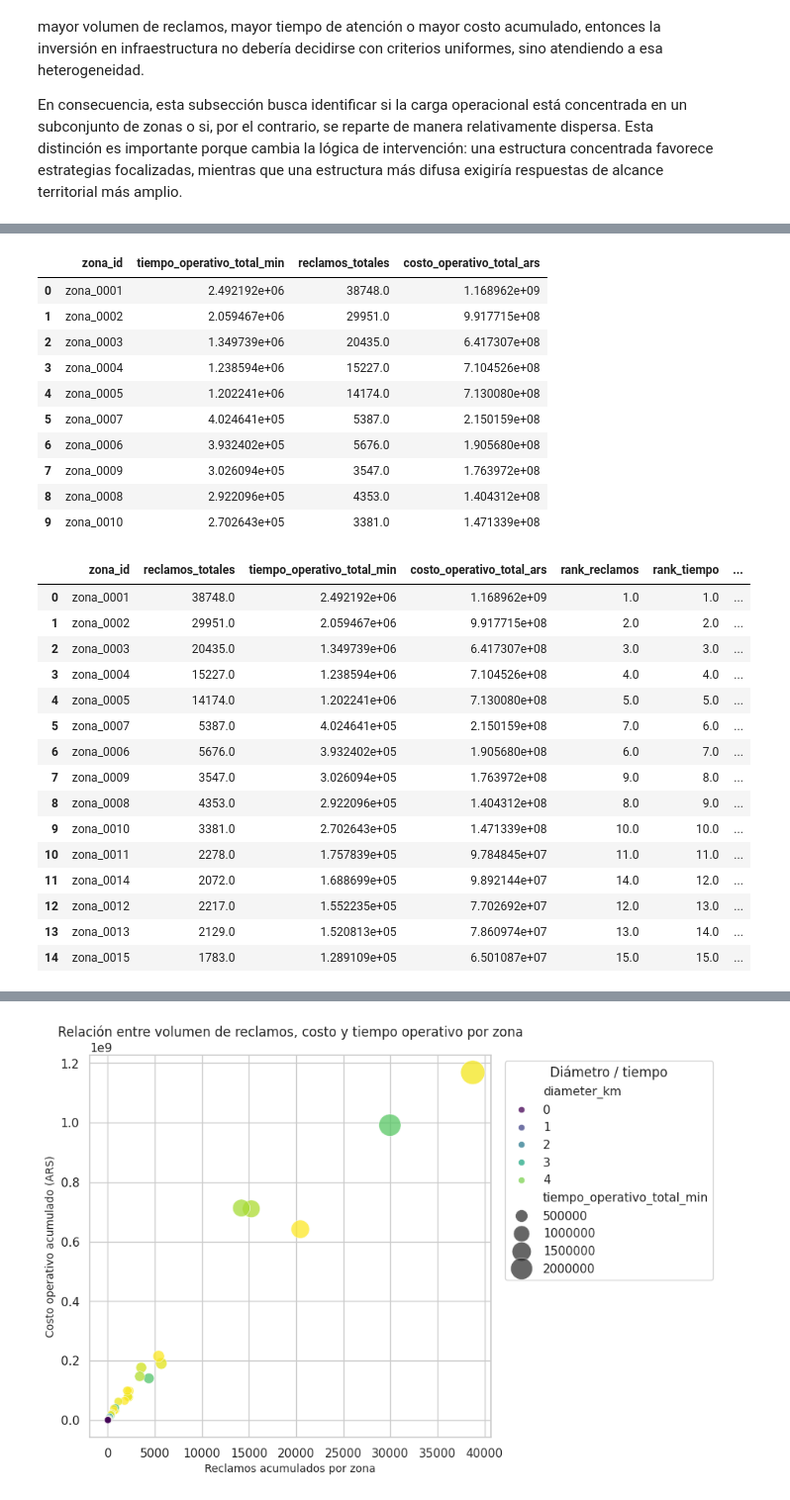
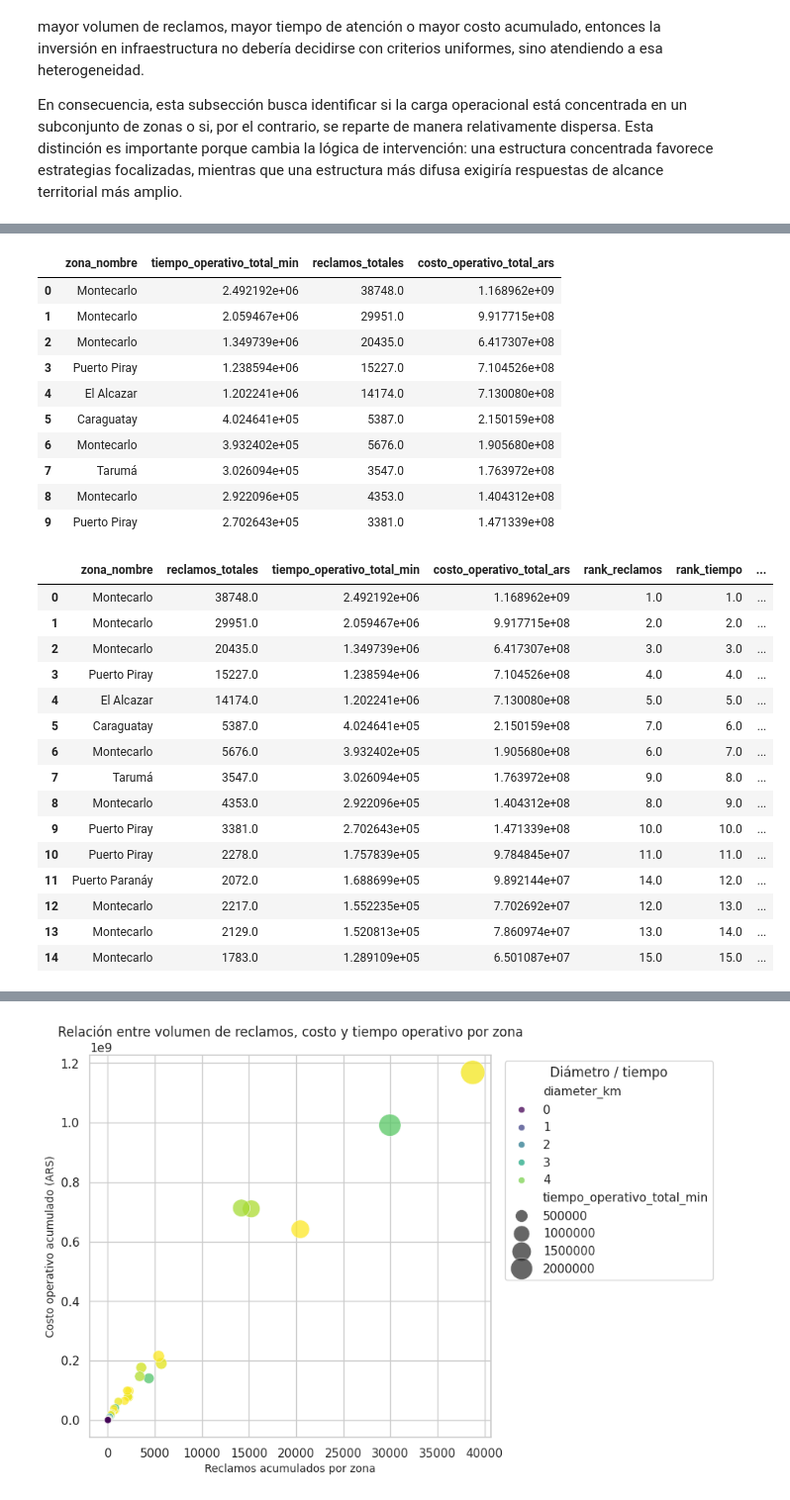
Before and after one commit to martinlacheski/tp-ceia-amq, a Jupyter notebook: notebooks/5_tp_final_amq.ipynb, the cells around one changed output, grey strips where cells are left out. Shown at 99% size. Drawn from its saved outputs; the diff is of its cells as text; code cells hidden in the pictures.

```diff
--- a/notebooks/5_tp_final_amq.ipynb
+++ b/notebooks/5_tp_final_amq.ipynb
@@ -593,5 +597,8 @@ zone_operational_summary['cuartil_distancia'] = pd.qcut(
     labels=['Q1 más cercanas', 'Q2 cercanas-intermedias', 'Q3 lejanas-intermedias', 'Q4 más lejanas']
 )
 
-zone_operational_summary.head()
+zone_operational_summary = apply_zone_names(zone_operational_summary)
+zone_operational_summary = zone_operational_summary[['zona_nombre'] + [c for c in zone_operational_summary.columns if c != 'zona_nombre']]
+
+zone_operational_summary[['zona_nombre'] + [c for c in zone_operational_summary.columns if c not in {'zona_nombre', 'zona_id'}]].head()
 # %% [output]
@@ -647,6 +654,6 @@ top_zones_cost
 # %%
 top_zones_time = (
-    zone_operational_summary[['zona_id', 'tiempo_operativo_total_min', 'reclamos_totales', 'costo_operativo_total_ars']]
+    zone_operational_summary[['zona_nombre', 'tiempo_operativo_total_min', 'reclamos_totales', 'costo_operativo_total_ars']]
     .sort_values('tiempo_operativo_total_min', ascending=False)
     .head(10)
     .reset_index(drop=True)
@@ -654,54 +661,54 @@ top_zones_time = (
 
 top_zones_time
 # %% [output]
-|  | zona_id | tiempo_operativo_total_min | reclamos_totales | costo_operativo_total_ars |
-| 0 | zona_0001 | 2.492192e+06 | 38748.0 | 1.168962e+09 |
-| 1 | zona_0002 | 2.059467e+06 | 29951.0 | 9.917715e+08 |
-| 2 | zona_0003 | 1.349739e+06 | 20435.0 | 6.417307e+08 |
-| 3 | zona_0004 | 1.238594e+06 | 15227.0 | 7.104526e+08 |
-| 4 | zona_0005 | 1.202241e+06 | 14174.0 | 7.130080e+08 |
-| 5 | zona_0007 | 4.024641e+05 | 5387.0 | 2.150159e+08 |
-| 6 | zona_0006 | 3.932402e+05 | 5676.0 | 1.905680e+08 |
-| 7 | zona_0009 | 3.026094e+05 | 3547.0 | 1.763972e+08 |
-| 8 | zona_0008 | 2.922096e+05 | 4353.0 | 1.404312e+08 |
-| 9 | zona_0010 | 2.702643e+05 | 3381.0 | 1.471339e+08 |
+|  | zona_nombre | tiempo_operativo_total_min | reclamos_totales | costo_operativo_total_ars |
+| 0 | Montecarlo | 2.492192e+06 | 38748.0 | 1.168962e+09 |
+| 1 | Montecarlo | 2.059467e+06 | 29951.0 | 9.917715e+08 |
+| 2 | Montecarlo | 1.349739e+06 | 20435.0 | 6.417307e+08 |
+| 3 | Puerto Piray | 1.238594e+06 | 15227.0 | 7.104526e+08 |
+| 4 | El Alcazar | 1.202241e+06 | 14174.0 | 7.130080e+08 |
+| 5 | Caraguatay | 4.024641e+05 | 5387.0 | 2.150159e+08 |
+| 6 | Montecarlo | 3.932402e+05 | 5676.0 | 1.905680e+08 |
+| 7 | Tarumá | 3.026094e+05 | 3547.0 | 1.763972e+08 |
+| 8 | Montecarlo | 2.922096e+05 | 4353.0 | 1.404312e+08 |
+| 9 | Puerto Piray | 2.702643e+05 | 3381.0 | 1.471339e+08 |
 # %%
 zone_priority_ranking = (
     zone_operational_summary[[
-        'zona_id',
+        'zona_nombre',
         'reclamos_totales',
         'tiempo_operativo_total_min',
         'costo_operativo_total_ars',
         'rank_reclamos',
         'rank_tiempo',
         'rank_costo',
         'score_priorizacion',
         'destinos_count',
         'diameter_km',
     ]]
     .sort_values(['score_priorizacion', 'costo_operativo_total_ars', 'tiempo_operativo_total_min'], ascending=[True, False, False])
     .head(15)
     .reset_index(drop=True)
 )
 
 zone_priority_ranking
 # %% [output]
-|  | zona_id | reclamos_totales | tiempo_operativo_total_min | costo_operativo_total_ars | rank_reclamos | rank_tiempo | ... |
-| 0 | zona_0001 | 38748.0 | 2.492192e+06 | 1.168962e+09 | 1.0 | 1.0 | ... |
-| 1 | zona_0002 | 29951.0 | 2.059467e+06 | 9.917715e+08 | 2.0 | 2.0 | ... |
-| 2 | zona_0003 | 20435.0 | 1.349739e+06 | 6.417307e+08 | 3.0 | 3.0 | ... |
-| 3 | zona_0004 | 15227.0 | 1.238594e+06 | 7.104526e+08 | 4.0 | 4.0 | ... |
-| 4 | zona_0005 | 14174.0 | 1.202241e+06 | 7.130080e+08 | 5.0 | 5.0 | ... |
-| 5 | zona_0007 | 5387.0 | 4.024641e+05 | 2.150159e+08 | 7.0 | 6.0 | ... |
-| 6 | zona_0006 | 5676.0 | 3.932402e+05 | 1.905680e+08 | 6.0 | 7.0 | ... |
-| 7 | zona_0009 | 3547.0 | 3.026094e+05 | 1.763972e+08 | 9.0 | 8.0 | ... |
-| 8 | zona_0008 | 4353.0 | 2.922096e+05 | 1.404312e+08 | 8.0 | 9.0 | ... |
-| 9 | zona_0010 | 3381.0 | 2.702643e+05 | 1.471339e+08 | 10.0 | 10.0 | ... |
-| 10 | zona_0011 | 2278.0 | 1.757839e+05 | 9.784845e+07 | 11.0 | 11.0 | ... |
-| 11 | zona_0014 | 2072.0 | 1.688699e+05 | 9.892144e+07 | 14.0 | 12.0 | ... |
-| 12 | zona_0012 | 2217.0 | 1.552235e+05 | 7.702692e+07 | 12.0 | 13.0 | ... |
-| 13 | zona_0013 | 2129.0 | 1.520813e+05 | 7.860974e+07 | 13.0 | 14.0 | ... |
-| 14 | zona_0015 | 1783.0 | 1.289109e+05 | 6.501087e+07 | 15.0 | 15.0 | ... |
+|  | zona_nombre | reclamos_totales | tiempo_operativo_total_min | costo_operativo_total_ars | rank_reclamos | rank_tiempo | ... |
+| 0 | Montecarlo | 38748.0 | 2.492192e+06 | 1.168962e+09 | 1.0 | 1.0 | ... |
+| 1 | Montecarlo | 29951.0 | 2.059467e+06 | 9.917715e+08 | 2.0 | 2.0 | ... |
+| 2 | Montecarlo | 20435.0 | 1.349739e+06 | 6.417307e+08 | 3.0 | 3.0 | ... |
+| 3 | Puerto Piray | 15227.0 | 1.238594e+06 | 7.104526e+08 | 4.0 | 4.0 | ... |
+| 4 | El Alcazar | 14174.0 | 1.202241e+06 | 7.130080e+08 | 5.0 | 5.0 | ... |
+| 5 | Caraguatay | 5387.0 | 4.024641e+05 | 2.150159e+08 | 7.0 | 6.0 | ... |
+| 6 | Montecarlo | 5676.0 | 3.932402e+05 | 1.905680e+08 | 6.0 | 7.0 | ... |
+| 7 | Tarumá | 3547.0 | 3.026094e+05 | 1.763972e+08 | 9.0 | 8.0 | ... |
+| 8 | Montecarlo | 4353.0 | 2.922096e+05 | 1.404312e+08 | 8.0 | 9.0 | ... |
+| 9 | Puerto Piray | 3381.0 | 2.702643e+05 | 1.471339e+08 | 10.0 | 10.0 | ... |
+| 10 | Puerto Piray | 2278.0 | 1.757839e+05 | 9.784845e+07 | 11.0 | 11.0 | ... |
+| 11 | Puerto Paranáy | 2072.0 | 1.688699e+05 | 9.892144e+07 | 14.0 | 12.0 | ... |
+| 12 | Montecarlo | 2217.0 | 1.552235e+05 | 7.702692e+07 | 12.0 | 13.0 | ... |
+| 13 | Montecarlo | 2129.0 | 1.520813e+05 | 7.860974e+07 | 13.0 | 14.0 | ... |
+| 14 | Montecarlo | 1783.0 | 1.289109e+05 | 6.501087e+07 | 15.0 | 15.0 | ... |
 # %%
 fig, axes = plt.subplots(1, 2, figsize=(15, 5))
 
```
Also changed, not shown: parts of 16 cells of this notebook, 16 other files.
